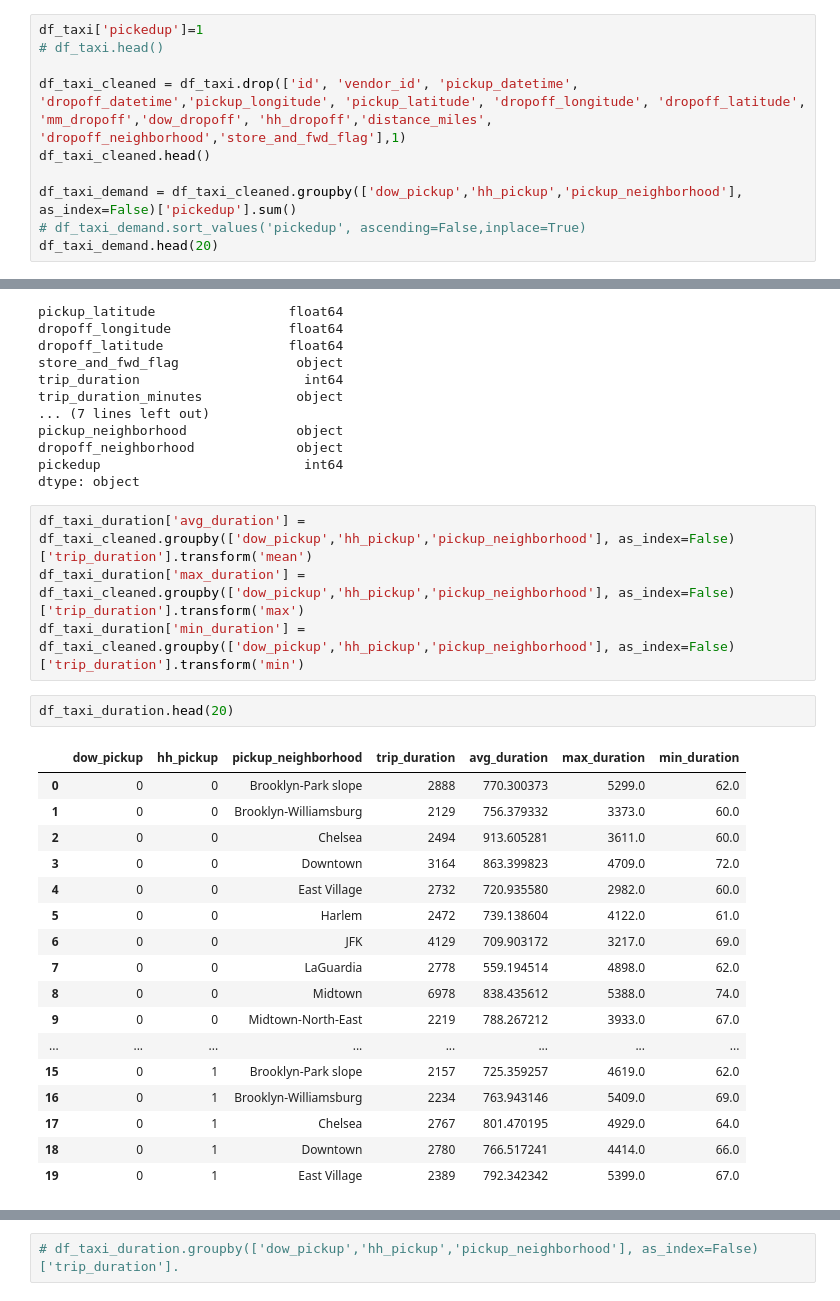
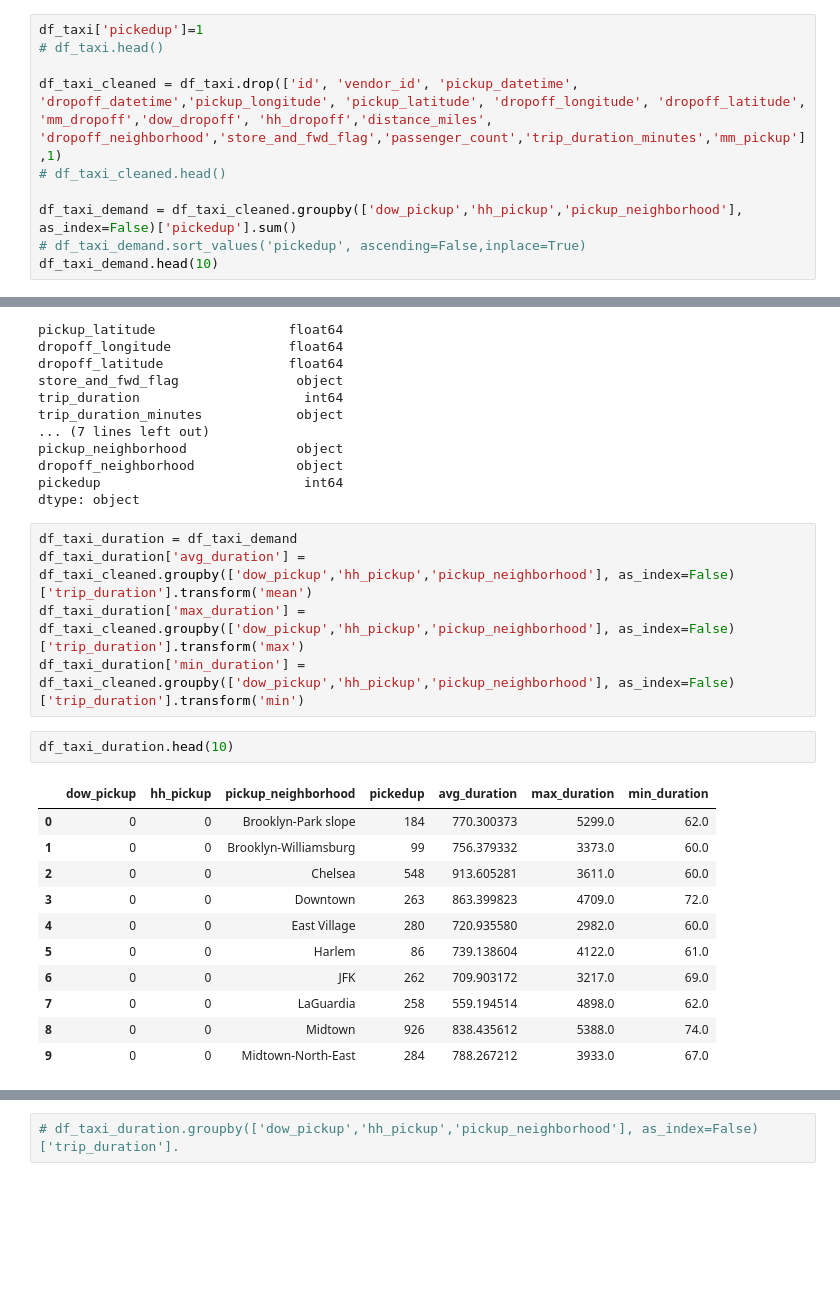
Before and after one commit to smbayo/NYC-Taxi, a Jupyter notebook: 460_Final_Project_Analysis.ipynb, the cells around one changed output, grey strips where cells are left out. Saved outputs shown, nothing was run; the diff lists cells and outputs as text; blank space fills up the shorter version.

```diff
--- a/460_Final_Project_Analysis.ipynb
+++ b/460_Final_Project_Analysis.ipynb
@@ -658,12 +578,12 @@ df_taxi.groupby(['dow_pickup','hh_pickup','pickup_neighborhood'], as_index=False
 df_taxi['pickedup']=1
 # df_taxi.head()
 
-df_taxi_cleaned = df_taxi.drop(['id', 'vendor_id', 'pickup_datetime', 'dropoff_datetime','pickup_longitude', 'pickup_latitude', 'dropoff_longitude', 'dropoff_latitude', 'mm_dropoff','dow_dropoff', 'hh_dropoff','distance_miles', 'dropoff_neighborhood','store_and_fwd_flag'],1)
-df_taxi_cleaned.head()
+df_taxi_cleaned = df_taxi.drop(['id', 'vendor_id', 'pickup_datetime', 'dropoff_datetime','pickup_longitude', 'pickup_latitude', 'dropoff_longitude', 'dropoff_latitude', 'mm_dropoff','dow_dropoff', 'hh_dropoff','distance_miles', 'dropoff_neighborhood','store_and_fwd_flag','passenger_count','trip_duration_minutes','mm_pickup'],1)
+# df_taxi_cleaned.head()
 
 df_taxi_demand = df_taxi_cleaned.groupby(['dow_pickup','hh_pickup','pickup_neighborhood'], as_index=False)['pickedup'].sum()
 # df_taxi_demand.sort_values('pickedup', ascending=False,inplace=True)
-df_taxi_demand.head(20)
+df_taxi_demand.head(10)
 # %% [output]
 |  | dow_pickup | hh_pickup | pickup_neighborhood | pickedup |
 | 0 | 0 | 0 | Brooklyn-Park slope | 184 |
@@ -745,27 +653,22 @@ dropoff_neighborhood             object
 pickedup                          int64
 dtype: object
 # %%
+df_taxi_duration = df_taxi_demand
 df_taxi_duration['avg_duration'] = df_taxi_cleaned.groupby(['dow_pickup','hh_pickup','pickup_neighborhood'], as_index=False)['trip_duration'].transform('mean')
 df_taxi_duration['max_duration'] = df_taxi_cleaned.groupby(['dow_pickup','hh_pickup','pickup_neighborhood'], as_index=False)['trip_duration'].transform('max')
 df_taxi_duration['min_duration'] = df_taxi_cleaned.groupby(['dow_pickup','hh_pickup','pickup_neighborhood'], as_index=False)['trip_duration'].transform('min')
 # %%
-df_taxi_duration.head(20)
+df_taxi_duration.head(10)
 # %% [output]
-|  | dow_pickup | hh_pickup | pickup_neighborhood | trip_duration | avg_duration | max_duration | min_duration |
-| 0 | 0 | 0 | Brooklyn-Park slope | 2888 | 770.300373 | 5299.0 | 62.0 |
-| 1 | 0 | 0 | Brooklyn-Williamsburg | 2129 | 756.379332 | 3373.0 | 60.0 |
-| 2 | 0 | 0 | Chelsea | 2494 | 913.605281 | 3611.0 | 60.0 |
-| 3 | 0 | 0 | Downtown | 3164 | 863.399823 | 4709.0 | 72.0 |
-| 4 | 0 | 0 | East Village | 2732 | 720.935580 | 2982.0 | 60.0 |
-| 5 | 0 | 0 | Harlem | 2472 | 739.138604 | 4122.0 | 61.0 |
-| 6 | 0 | 0 | JFK | 4129 | 709.903172 | 3217.0 | 69.0 |
-| 7 | 0 | 0 | LaGuardia | 2778 | 559.194514 | 4898.0 | 62.0 |
-| 8 | 0 | 0 | Midtown | 6978 | 838.435612 | 5388.0 | 74.0 |
-| 9 | 0 | 0 | Midtown-North-East | 2219 | 788.267212 | 3933.0 | 67.0 |
-| ... | ... | ... | ... | ... | ... | ... | ... |
-| 15 | 0 | 1 | Brooklyn-Park slope | 2157 | 725.359257 | 4619.0 | 62.0 |
-| 16 | 0 | 1 | Brooklyn-Williamsburg | 2234 | 763.943146 | 5409.0 | 69.0 |
-| 17 | 0 | 1 | Chelsea | 2767 | 801.470195 | 4929.0 | 64.0 |
-| 18 | 0 | 1 | Downtown | 2780 | 766.517241 | 4414.0 | 66.0 |
-| 19 | 0 | 1 | East Village | 2389 | 792.342342 | 5399.0 | 67.0 |
+|  | dow_pickup | hh_pickup | pickup_neighborhood | pickedup | avg_duration | max_duration | min_duration |
+| 0 | 0 | 0 | Brooklyn-Park slope | 184 | 770.300373 | 5299.0 | 62.0 |
+| 1 | 0 | 0 | Brooklyn-Williamsburg | 99 | 756.379332 | 3373.0 | 60.0 |
+| 2 | 0 | 0 | Chelsea | 548 | 913.605281 | 3611.0 | 60.0 |
+| 3 | 0 | 0 | Downtown | 263 | 863.399823 | 4709.0 | 72.0 |
+| 4 | 0 | 0 | East Village | 280 | 720.935580 | 2982.0 | 60.0 |
+| 5 | 0 | 0 | Harlem | 86 | 739.138604 | 4122.0 | 61.0 |
+| 6 | 0 | 0 | JFK | 262 | 709.903172 | 3217.0 | 69.0 |
+| 7 | 0 | 0 | LaGuardia | 258 | 559.194514 | 4898.0 | 62.0 |
+| 8 | 0 | 0 | Midtown | 926 | 838.435612 | 5388.0 | 74.0 |
+| 9 | 0 | 0 | Midtown-North-East | 284 | 788.267212 | 3933.0 | 67.0 |
 # %%
```
Also changed, not shown: parts of 42 cells of this notebook.
